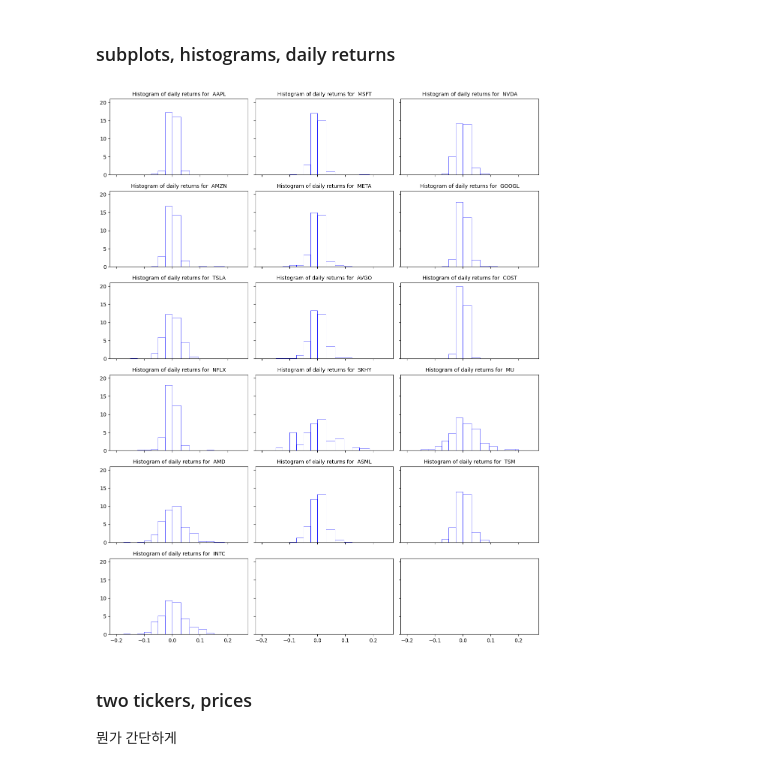
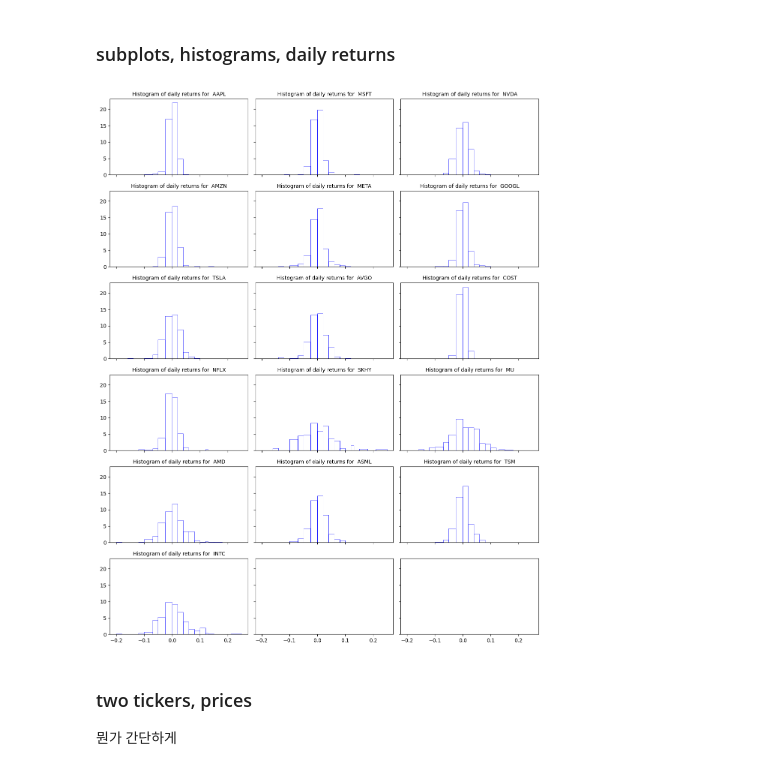
Before and after one commit to bahn28/salad, a Jupyter notebook: az_nyse_001.ipynb, the cells around one changed output. Saved outputs shown, nothing was run; the diff lists cells and outputs as text; code cells hidden in the pictures.

```diff
--- a/az_nyse_001.ipynb
+++ b/az_nyse_001.ipynb
@@ -76,4 +76,6 @@ df_dat.info()   # ticker마다 close, open, volume 등
 # 다운 자료 중 종가 추출
 df_dat_cls = df_dat['Close'].copy()
 df_dat_cls
+returns = np.log(df_dat_cls / df_dat_cls.shift(1))
+returns
 # %% [output]
@@ -146,7 +149,8 @@ fig, axes = plt.subplots(sub_r, sub_c,
 
 for ax, ticker in zip(axes.flat, tickers) :
   ax.plot(yymmdd,
-          df_dat_cls[ticker].pct_change(fill_method=None),
+          returns[ticker],
+          #df_dat_cls[ticker].pct_change(fill_method=None),
           color='blue',
           linewidth=0.3
           )  # 여기 ticker는 이미 "AAPL"처럼 인식, 앞에서.
@@ -162,34 +166,37 @@ plt.show()
 # %%
 # NYSE daily stock prices and trading volumes
 # 변수로 받는 방법.
 #yymmdd = df_dat.index   # 자료를 불러올 때, 자동으로 기준 인덱스로 설정된다고 함.
 #yymmdd = pd.to_datetime( yymmdd )
 
 n_plot = len(tickers)
 sub_c = 3
 sub_r = int(np.ceil(n_plot/sub_c))
 
-b_class = [-0.2, -0.175, -0.15, -0.125, -0.1, -0.075, -0.05,-0.025, 0.0, 0.03125, 0.0625, 0.095, 0.125, 0.15, 0.1875, 0.2, 0.25]
+b_class = [-0.2, -0.18, -0.16, -0.14, -0.12, -0.1, -0.07,-0.05, -0.025,
+           0.0,
+           0.02, 0.04, 0.06, 0.08, 0.1, 0.12, 0.13, 0.15, 0.18, 0.21, 0.25]
 
 fig, axes = plt.subplots(sub_r, sub_c,
                          figsize=(sub_c*4, sub_r*2.5),
                          sharex=True,
                          sharey=True
                          )
 for ax, ticker in zip(axes.flat, tickers) :
-  ax.hist(df_dat_cls[ticker].pct_change(fill_method=None), # 여기 ticker는 이미 "AAPL"처럼 인식, 앞에서.
+  ax.hist(returns[ticker],
+          #df_dat_cls[ticker].pct_change(fill_method=None), # 여기 ticker는 이미 "AAPL"처럼 인식, 앞에서.
           color='blue',
           linewidth=0.5,
           bins = b_class,       # 11처럼 갯수로 지정, 혹은 계급 구간 제시,
           facecolor='None',
           edgecolor='blue',
           density=True
           )
   ax.set_title(f" Histogram of daily returns for  {ticker} ", fontsize=10)
 plt.tight_layout()
 plt.show()
 # %% [output]
-[figure, old version]
+[figure, new version]
 # %% [markdown]
 ### two tickers, prices
 뭔가 간단하게
```
Also changed, not shown: parts of 5 cells of this notebook.
